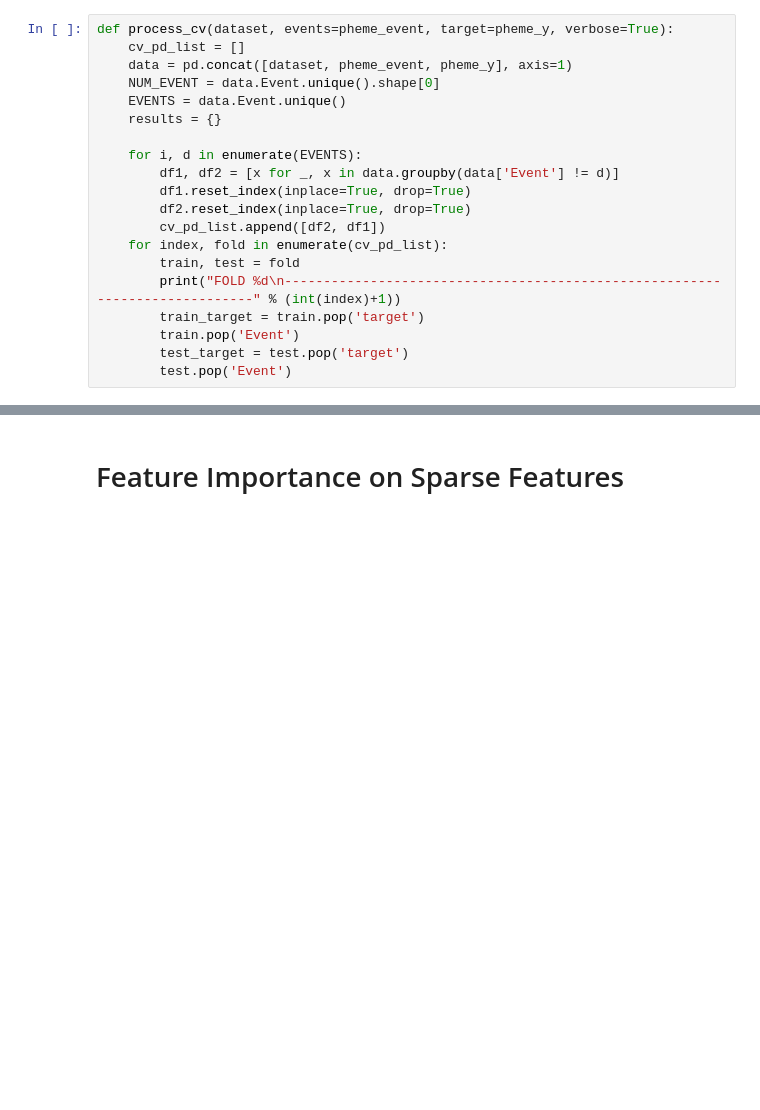
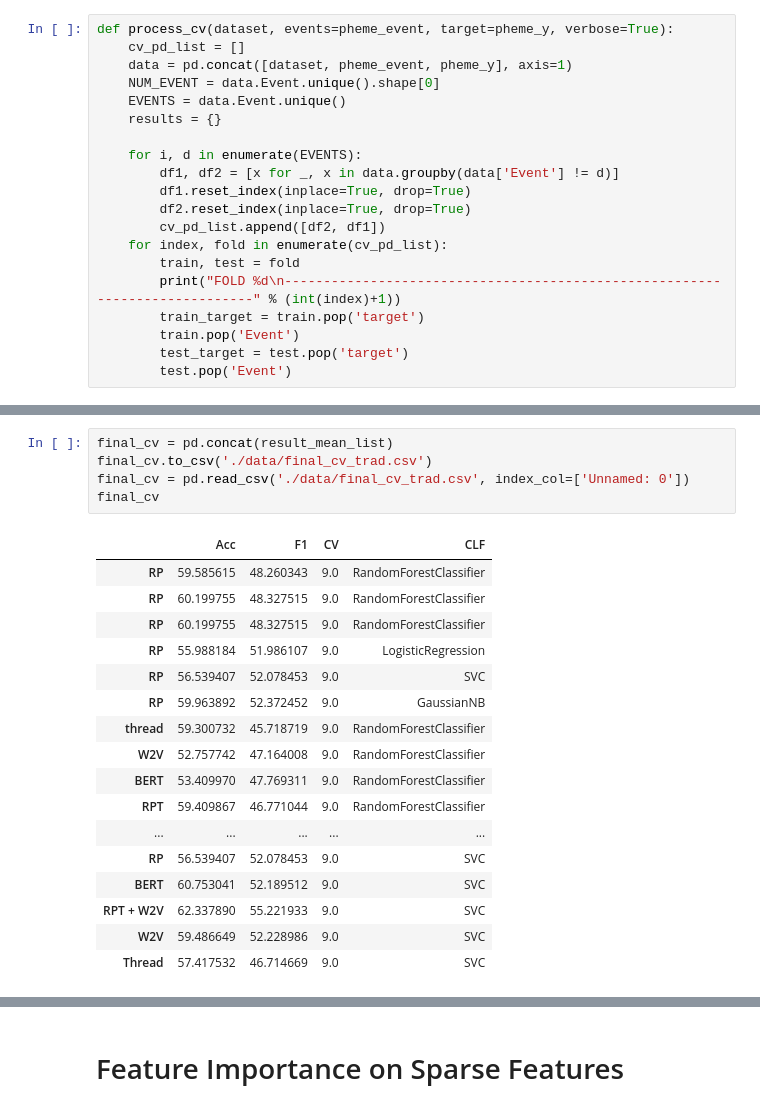
Before and after one commit to zzunebye/Capstone-code-data, a Jupyter notebook: _CLF_TRAD.ipynb, the cells around one changed output, grey strips where cells are left out. Cells and saved outputs as stored; diff of their text form; blank space fills up the shorter version.

```diff
--- a/_CLF_TRAD.ipynb
+++ b/_CLF_TRAD.ipynb
@@ -201,0 +554,23 @@ def process_cv(dataset, events=pheme_event, target=pheme_y, verbose=True):
+# %%
+final_cv = pd.concat(result_mean_list)
+final_cv.to_csv('./data/final_cv_trad.csv')
+final_cv = pd.read_csv('./data/final_cv_trad.csv', index_col=['Unnamed: 0'])
+final_cv
+# %% [output]
+|  | Acc | F1 | CV | CLF |
+| RP | 59.585615 | 48.260343 | 9.0 | RandomForestClassifier |
+| RP | 60.199755 | 48.327515 | 9.0 | RandomForestClassifier |
+| RP | 60.199755 | 48.327515 | 9.0 | RandomForestClassifier |
+| RP | 55.988184 | 51.986107 | 9.0 | LogisticRegression |
+| RP | 56.539407 | 52.078453 | 9.0 | SVC |
+| RP | 59.963892 | 52.372452 | 9.0 | GaussianNB |
+| thread | 59.300732 | 45.718719 | 9.0 | RandomForestClassifier |
+| W2V | 52.757742 | 47.164008 | 9.0 | RandomForestClassifier |
+| BERT | 53.409970 | 47.769311 | 9.0 | RandomForestClassifier |
+| RPT | 59.409867 | 46.771044 | 9.0 | RandomForestClassifier |
+| ... | ... | ... | ... | ... |
+| RP | 56.539407 | 52.078453 | 9.0 | SVC |
+| BERT | 60.753041 | 52.189512 | 9.0 | SVC |
+| RPT + W2V | 62.337890 | 55.221933 | 9.0 | SVC |
+| W2V | 59.486649 | 52.228986 | 9.0 | SVC |
+| Thread | 57.417532 | 46.714669 | 9.0 | SVC |
```
Also changed, not shown: parts of 23 cells of this notebook, 14 other files.
